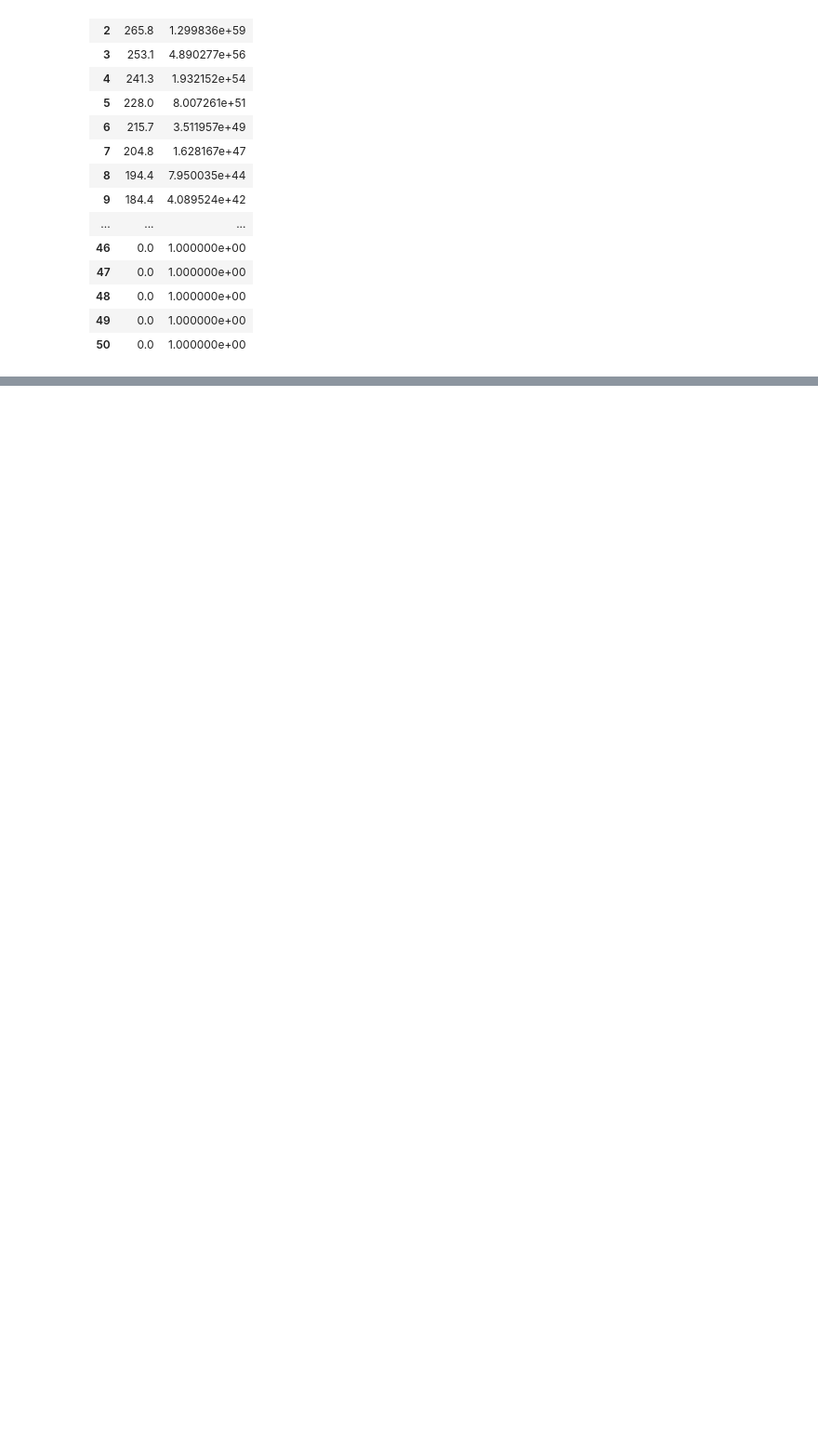
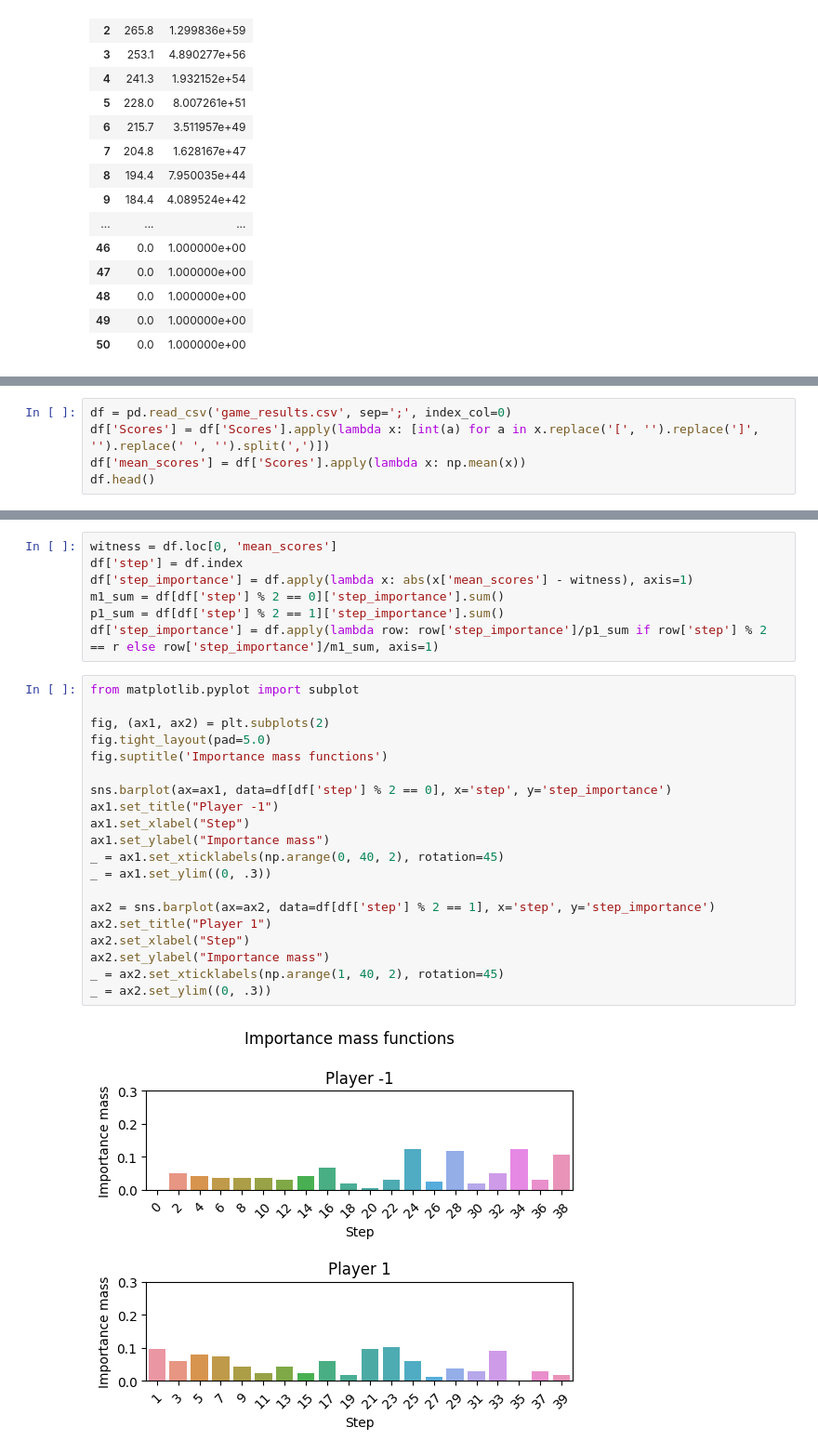
Before and after one commit to StephaneBranly/INF8215-Avalam-AI, a Jupyter notebook: stats/plot_experiments.ipynb, the cells around one changed output, grey strips where cells are left out. Shown at 93% size. Saved outputs shown, nothing was run; the diff lists cells and outputs as text; blank space fills up the shorter version.

```diff
--- a/stats/plot_experiments.ipynb
+++ b/stats/plot_experiments.ipynb
@@ -229,0 +261,5 @@ df_mean
+# %%
+df = pd.read_csv('game_results.csv', sep=';', index_col=0)
+df['Scores'] = df['Scores'].apply(lambda x: [int(a) for a in x.replace('[', '').replace(']', '').replace(' ', '').split(',')])
+df['mean_scores'] = df['Scores'].apply(lambda x: np.mean(x))
+df.head()
@@ -229,0 +274,29 @@ df_mean
+# %%
+witness = df.loc[0, 'mean_scores']
+df['step'] = df.index
+df['step_importance'] = df.apply(lambda x: abs(x['mean_scores'] - witness), axis=1)
+m1_sum = df[df['step'] % 2 == 0]['step_importance'].sum()
+p1_sum = df[df['step'] % 2 == 1]['step_importance'].sum()
+df['step_importance'] = df.apply(lambda row: row['step_importance']/p1_sum if row['step'] % 2 == r else row['step_importance']/m1_sum, axis=1)
+# %%
+from matplotlib.pyplot import subplot
+
+fig, (ax1, ax2) = plt.subplots(2)
+fig.tight_layout(pad=5.0)
+fig.suptitle('Importance mass functions')
+
+sns.barplot(ax=ax1, data=df[df['step'] % 2 == 0], x='step', y='step_importance')
+ax1.set_title("Player -1")
+ax1.set_xlabel("Step")
+ax1.set_ylabel("Importance mass")
+_ = ax1.set_xticklabels(np.arange(0, 40, 2), rotation=45)
+_ = ax1.set_ylim((0, .3))
+
+ax2 = sns.barplot(ax=ax2, data=df[df['step'] % 2 == 1], x='step', y='step_importance')
+ax2.set_title("Player 1")
+ax2.set_xlabel("Step")
+ax2.set_ylabel("Importance mass")
+_ = ax2.set_xticklabels(np.arange(1, 40, 2), rotation=45)
+_ = ax2.set_ylim((0, .3))
+# %% [output]
+[figure, added]
```
Also changed, not shown: parts of 20 cells of this notebook, 16 other files.
